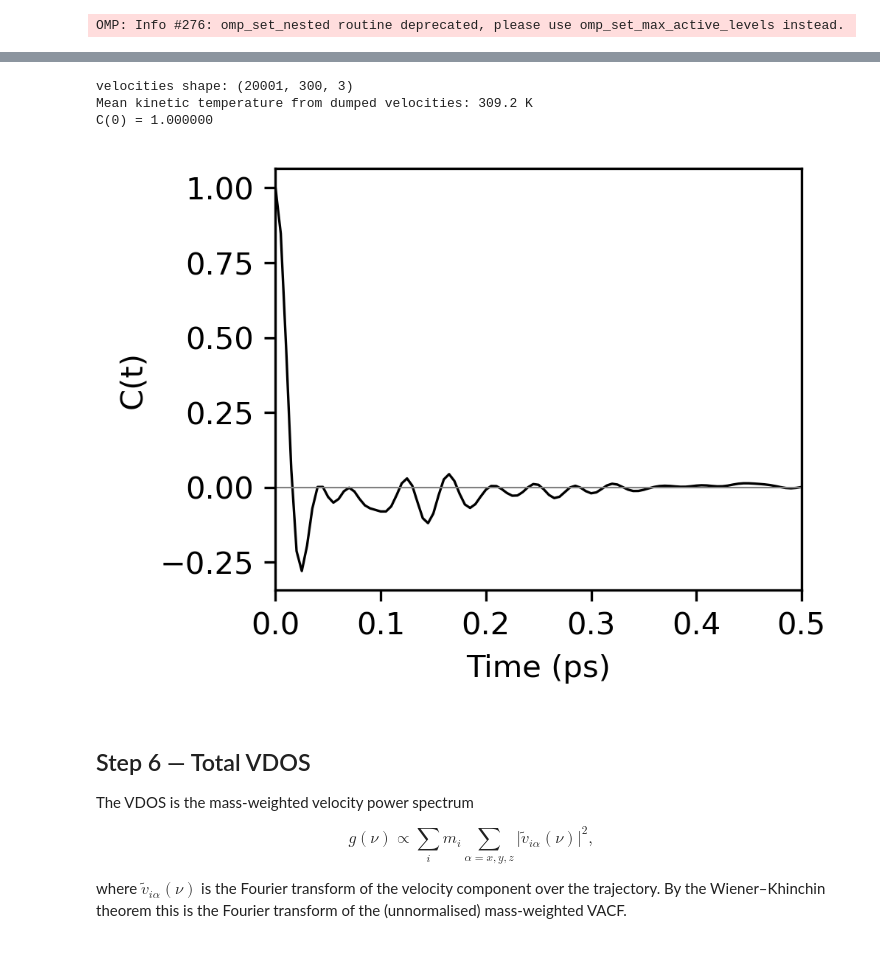
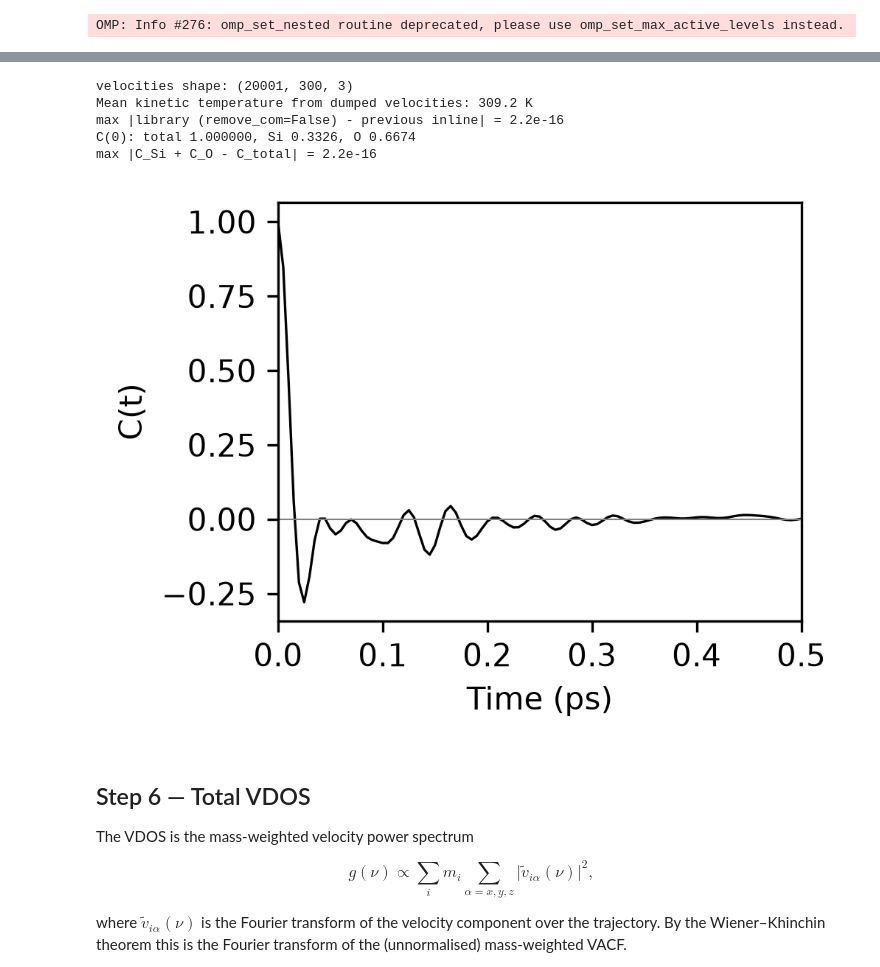
Before and after one commit to glasagent/amorphouspy, a Jupyter notebook: notebooks/VDOSTutorial.ipynb, the cells around one changed output, grey strips where cells are left out. Drawn from its saved outputs; the diff is of its cells as text; code cells hidden in the pictures.

```diff
--- a/notebooks/VDOSTutorial.ipynb
+++ b/notebooks/VDOSTutorial.ipynb
@@ -164,50 +171,51 @@ partial VACFs (and VDOS) sum exactly to the total.
 # %%
 velocities = np.asarray(nve["velocities"])  # (n_frames, n_atoms, 3), Å/fs
 masses = glass.get_masses()  # amu
 n_frames = velocities.shape[0]
-dt_ps = dump_every * timestep_fs * 1e-3
+dt_fs = dump_every * timestep_fs
 print("velocities shape:", velocities.shape)
 
 # Consistency check: kinetic temperature from the dumped velocities (LAMMPS uses 3N - 3 degrees of freedom).
 amu_A2_fs2_to_eV = 103.6427
 k_B = 8.617333e-5  # eV/K
 kinetic = 0.5 * np.einsum("i,fij->f", masses, velocities**2) * amu_A2_fs2_to_eV
 t_kin = 2 * kinetic / ((3 * n_atoms - 3) * k_B)
 print(f"Mean kinetic temperature from dumped velocities: {t_kin.mean():.1f} K")
 
+# One-off check against the previous inline code (zero-padded FFT per atom and component, no centre-of-mass
+# removal, lags 0 .. n_frames // 2 - 1): with remove_com=False the library reproduces it to rounding.
+spectrum = np.fft.rfft(velocities.reshape(n_frames, -1), n=2 * n_frames, axis=0)
+acf = np.fft.irfft(spectrum * spectrum.conj(), axis=0)[:n_frames] / (n_frames - np.arange(n_frames))[:, None]
+weighted = acf.reshape(n_frames, n_atoms, 3).sum(axis=2)[: n_frames // 2] * masses
+inline_vacf = weighted.sum(axis=1) / weighted[0].sum()
+_, library_no_com = am.compute_vacf_from_velocities(
+    velocities, masses, dt_fs, max_lag_frames=n_frames // 2 - 1, remove_com=False
+)
+print(f"max |library (remove_com=False) - previous inline| = {np.abs(library_no_com - inline_vacf).max():.1e}")
 
-def autocorrelation(signal: np.ndarray) -> np.ndarray:
-    """Time-origin-averaged autocorrelation along axis 0 for every column, via zero-padded FFT."""
-    n = signal.shape[0]
-    spectrum = np.fft.rfft(signal, n=2 * n, axis=0)
-    acf = np.fft.irfft(spectrum * spectrum.conj(), axis=0)[:n]
-    return acf / (n - np.arange(n))[:, None]
-
-
-# Per-atom autocorrelation summed over x, y, z: shape (n_frames, n_atoms)
-acf_atoms = autocorrelation(velocities.reshape(n_frames, -1)).reshape(n_frames, n_atoms, 3).sum(axis=2)
-n_lags = n_frames // 2  # only use lags with at least n/2 time origins
-weighted = acf_atoms[:n_lags] * masses
-norm = weighted[0].sum()
-vacf = {"total": weighted.sum(axis=1) / norm}
-for element in ("Si", "O"):
-    vacf[element] = weighted[:, groups["element"][element]].sum(axis=1) / norm
-lag_ps = np.arange(n_lags) * dt_ps
-print(f"C(0) = {vacf['total'][0]:.6f}")
+# Default (centre of mass removed): total and element VACFs in one pass, the total being the group of all atoms.
+lag_ps, partial_vacf = am.compute_partial_vacf(
+    velocities, masses, dt_fs, {"total": {"all": np.arange(n_atoms)}, "element": groups["element"]}
+)
+vacf = {"total": partial_vacf["total"]["all"], **partial_vacf["element"]}
+print(f"C(0): total {vacf['total'][0]:.6f}, Si {vacf['Si'][0]:.4f}, O {vacf['O'][0]:.4f}")
+print(f"max |C_Si + C_O - C_total| = {np.abs(vacf['Si'] + vacf['O'] - vacf['total']).max():.1e}")
 
 _fig, ax = plt.subplots(figsize=(3.5, 3.5 / 1.3333), dpi=300)
 ax.plot(lag_ps, vacf["total"], lw=0.8, color="black")
 ax.axhline(0.0, color="gray", lw=0.5)
 ax.set_xlim(0, 0.5)
 ax.set_xlabel("Time (ps)")
 ax.set_ylabel("C(t)")
 plt.tight_layout()
 plt.show()
 # %% [output]
 velocities shape: (20001, 300, 3)
 Mean kinetic temperature from dumped velocities: 309.2 K
-C(0) = 1.000000
+max |library (remove_com=False) - previous inline| = 2.2e-16
+C(0): total 1.000000, Si 0.3326, O 0.6674
+max |C_Si + C_O - C_total| = 2.2e-16
-[figure, old version]
+[figure, new version]
 # %% [markdown]
 ## Step 6 — Total VDOS
 
```
Also changed, not shown: parts of 2 cells of this notebook, 3 other files.
